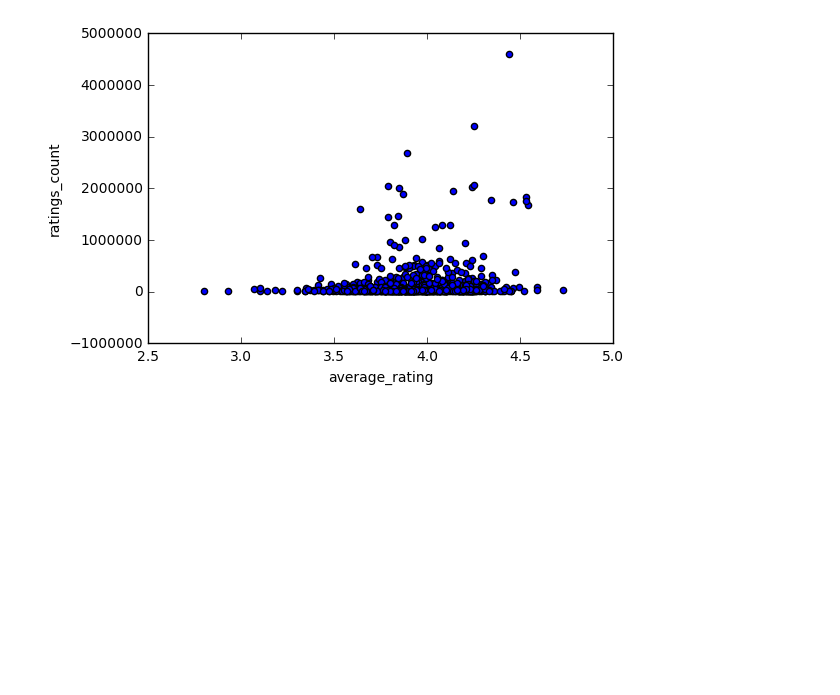
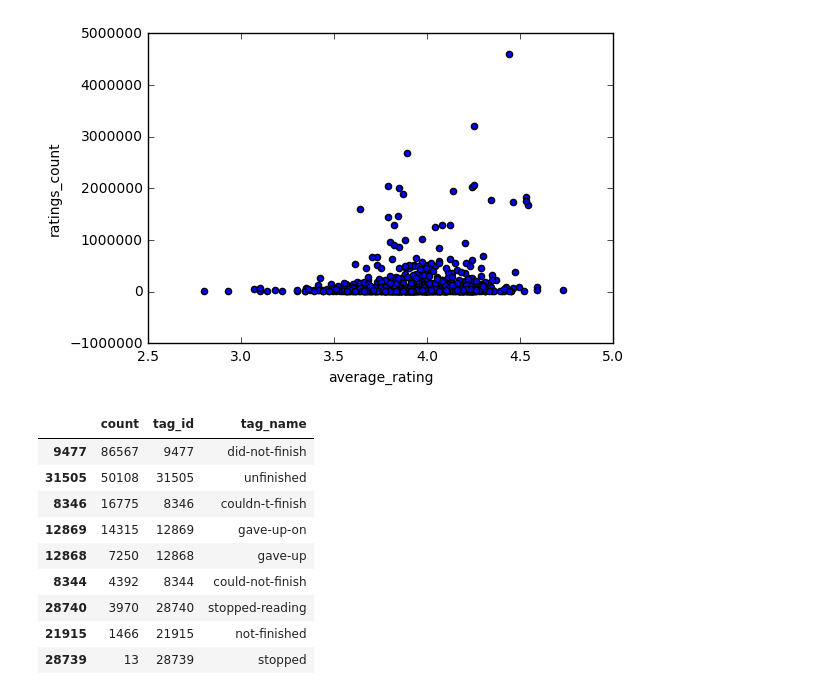
Before and after one commit to morganecf/goodreads-odsc, a Jupyter notebook: explore_goodreads.ipynb, the cells around one changed output. Cells and saved outputs as stored; diff of their text form; code cells hidden in the pictures; blank space fills up the shorter version.

```diff
--- a/explore_goodreads.ipynb
+++ b/explore_goodreads.ipynb
@@ -371,3 +371,27 @@ unread_with_title.plot.scatter('average_rating', 'ratings_count')
 # %% [output]
 <matplotlib.axes._subplots.AxesSubplot at 0x...>
 [figure]
+# %%
+gave_up_tags = [
+    'stopped-reading',
+    'gave-up-on',
+    'gave-up',
+    'couldn-t-finish',
+    'could-not-finish',
+    'unfinished',
+    'not-finished',
+    'did-not-finish',
+    'stopped']
+gave_up_counts = sorted_tag_data[sorted_tag_data.tag_name.isin(gave_up_tags)]
+gave_up_counts
+# %% [output]
+|  | count | tag_id | tag_name |
+| 9477 | 86567 | 9477 | did-not-finish |
+| 31505 | 50108 | 31505 | unfinished |
+| 8346 | 16775 | 8346 | couldn-t-finish |
+| 12869 | 14315 | 12869 | gave-up-on |
+| 12868 | 7250 | 12868 | gave-up |
+| 8344 | 4392 | 8344 | could-not-finish |
+| 28740 | 3970 | 28740 | stopped-reading |
+| 21915 | 1466 | 21915 | not-finished |
+| 28739 | 13 | 28739 | stopped |
```
Also changed, not shown: parts of 14 cells of this notebook.
